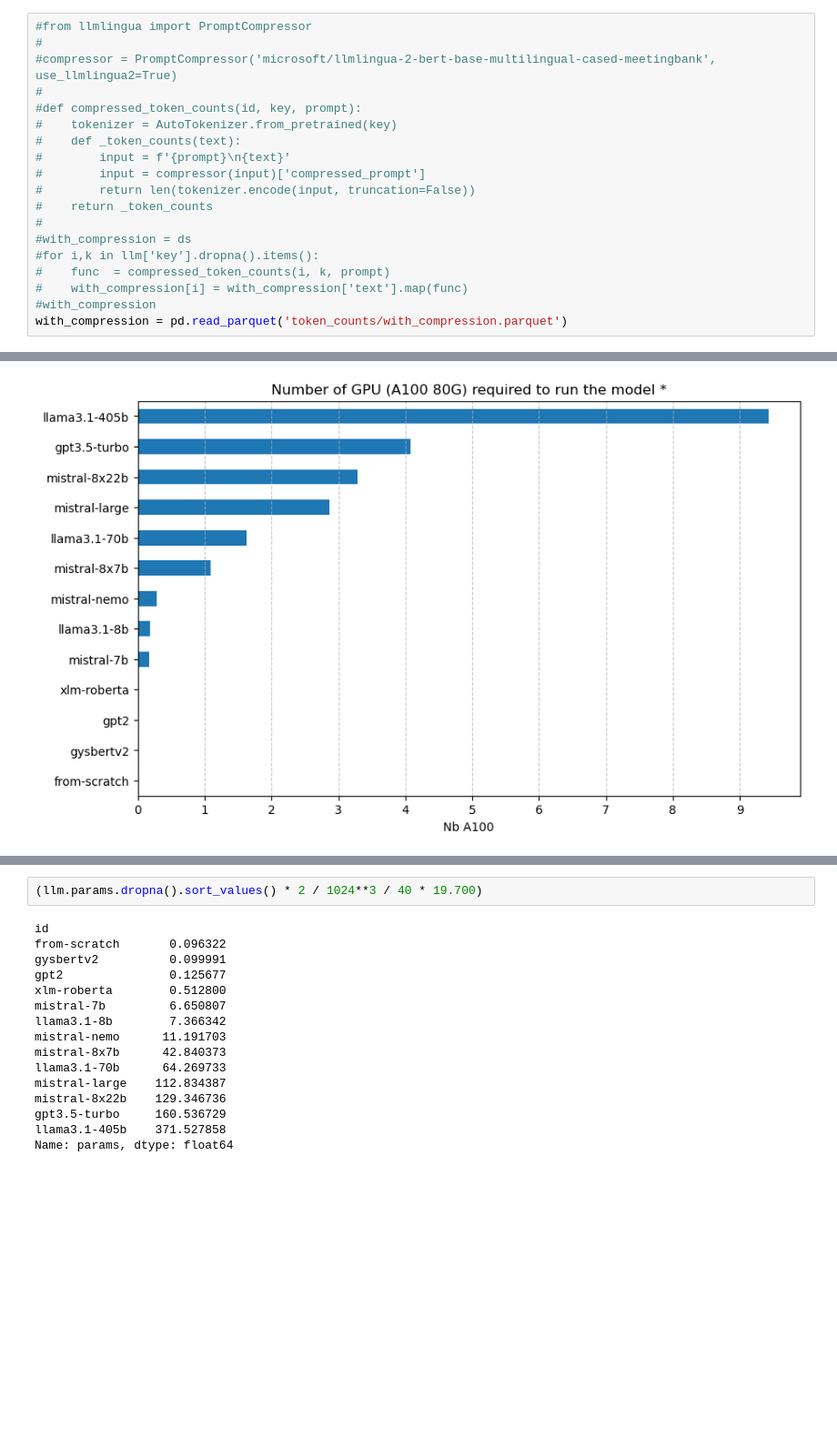
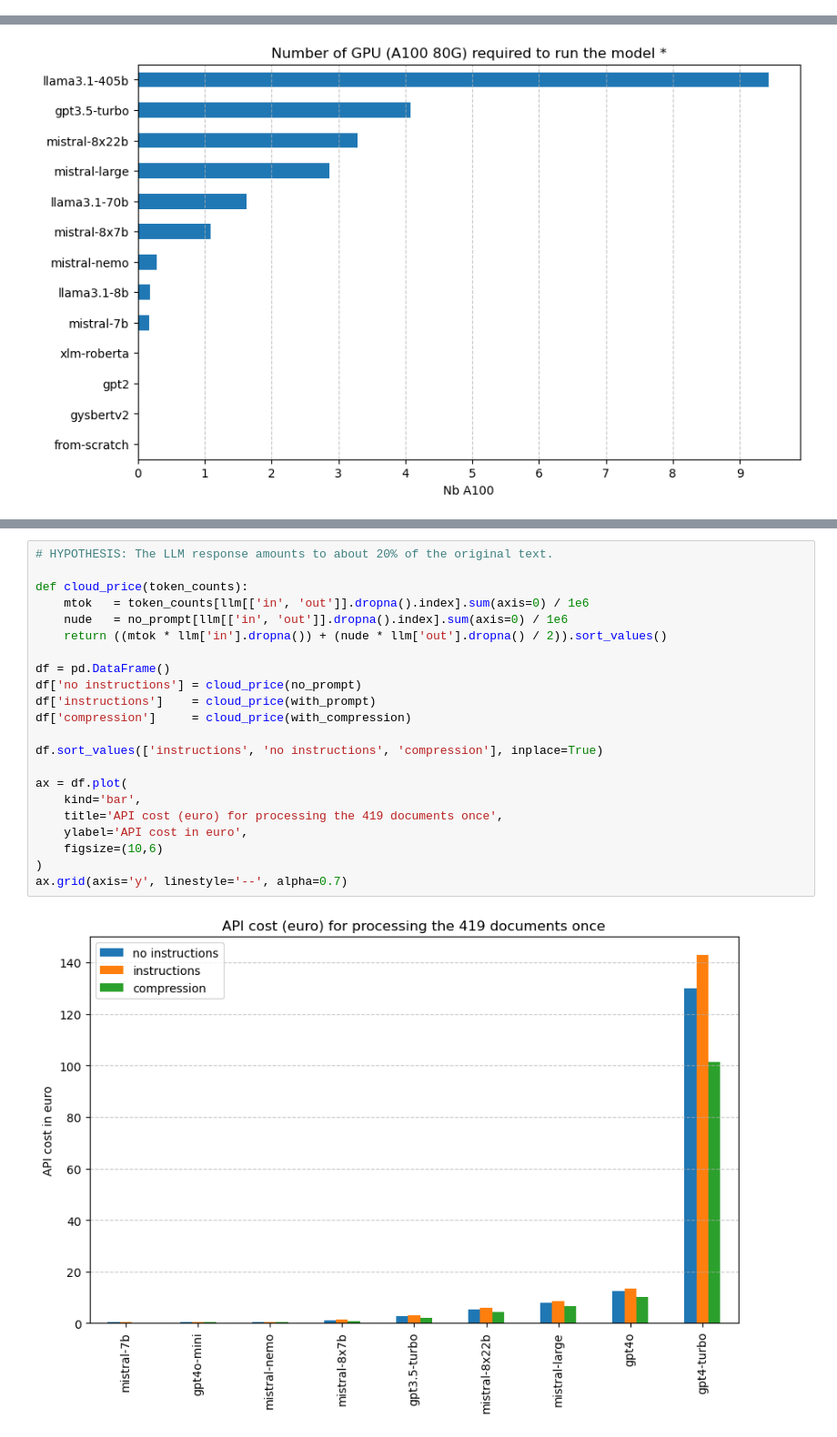
Before and after one commit to xgillard/xp-airchivist, a Jupyter notebook: Figures.ipynb, the cells around one changed output, grey strips where cells are left out. Shown at 91% size. Drawn from its saved outputs; the diff is of its cells as text; blank space fills up the shorter version.

```diff
--- a/Figures.ipynb
+++ b/Figures.ipynb
@@ -72,19 +92,0 @@ with_prompt = pd.read_parquet('token_counts/with_prompt.parquet')
-# %%
-#from llmlingua import PromptCompressor
-#
-#compressor = PromptCompressor('microsoft/llmlingua-2-bert-base-multilingual-cased-meetingbank', use_llmlingua2=True)
-#
-#def compressed_token_counts(id, key, prompt):
-#    tokenizer = AutoTokenizer.from_pretrained(key)
-#    def _token_counts(text):
-#        input = f'{prompt}\n{text}'
-#        input = compressor(input)['compressed_prompt']
-#        return len(tokenizer.encode(input, truncation=False))
-#    return _token_counts
-#
-#with_compression = ds
-#for i,k in llm['key'].dropna().items():
-#    func  = compressed_token_counts(i, k, prompt)
-#    with_compression[i] = with_compression['text'].map(func)
-#with_compression
-with_compression = pd.read_parquet('token_counts/with_compression.parquet')
@@ -230,21 +190,27 @@ ax = (llm.params.dropna().sort_values() * 2 / 1024**3 / 40 * 19.700).plot(
 ax.grid(axis='x', linestyle='--', alpha=0.7)
 # %% [output]
 [figure]
-# %%
-(llm.params.dropna().sort_values() * 2 / 1024**3 / 40 * 19.700)
-# %% [output]
-id
-from-scratch       0.096322
-gysbertv2          0.099991
-gpt2               0.125677
-xlm-roberta        0.512800
-mistral-7b         6.650807
-llama3.1-8b        7.366342
-mistral-nemo      11.191703
-mistral-8x7b      42.840373
-llama3.1-70b      64.269733
-mistral-large    112.834387
-mistral-8x22b    129.346736
-gpt3.5-turbo     160.536729
-llama3.1-405b    371.527858
-Name: params, dtype: float64
+# %%
+# HYPOTHESIS: The LLM response amounts to about 20% of the original text.
+
+def cloud_price(token_counts):
+    mtok   = token_counts[llm[['in', 'out']].dropna().index].sum(axis=0) / 1e6
+    nude   = no_prompt[llm[['in', 'out']].dropna().index].sum(axis=0) / 1e6
+    return ((mtok * llm['in'].dropna()) + (nude * llm['out'].dropna() / 2)).sort_values()
+
+df = pd.DataFrame()
+df['no instructions'] = cloud_price(no_prompt)
+df['instructions']    = cloud_price(with_prompt)
+df['compression']     = cloud_price(with_compression)
+
+df.sort_values(['instructions', 'no instructions', 'compression'], inplace=True)
+
+ax = df.plot(
+    kind='bar',
+    title='API cost (euro) for processing the 419 documents once',
+    ylabel='API cost in euro',
+    figsize=(10,6)
+)
+ax.grid(axis='y', linestyle='--', alpha=0.7)
+# %% [output]
+[figure, added]
```
Also changed, not shown: parts of 18 cells of this notebook, 9 other files.
